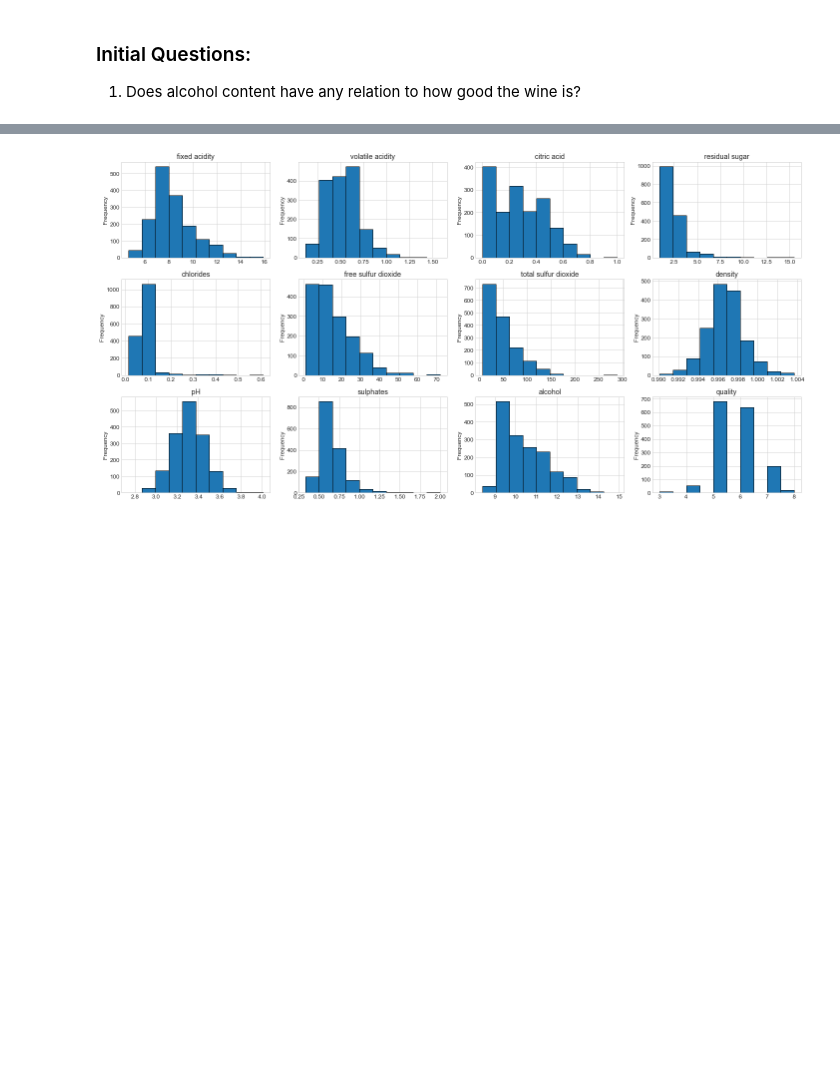
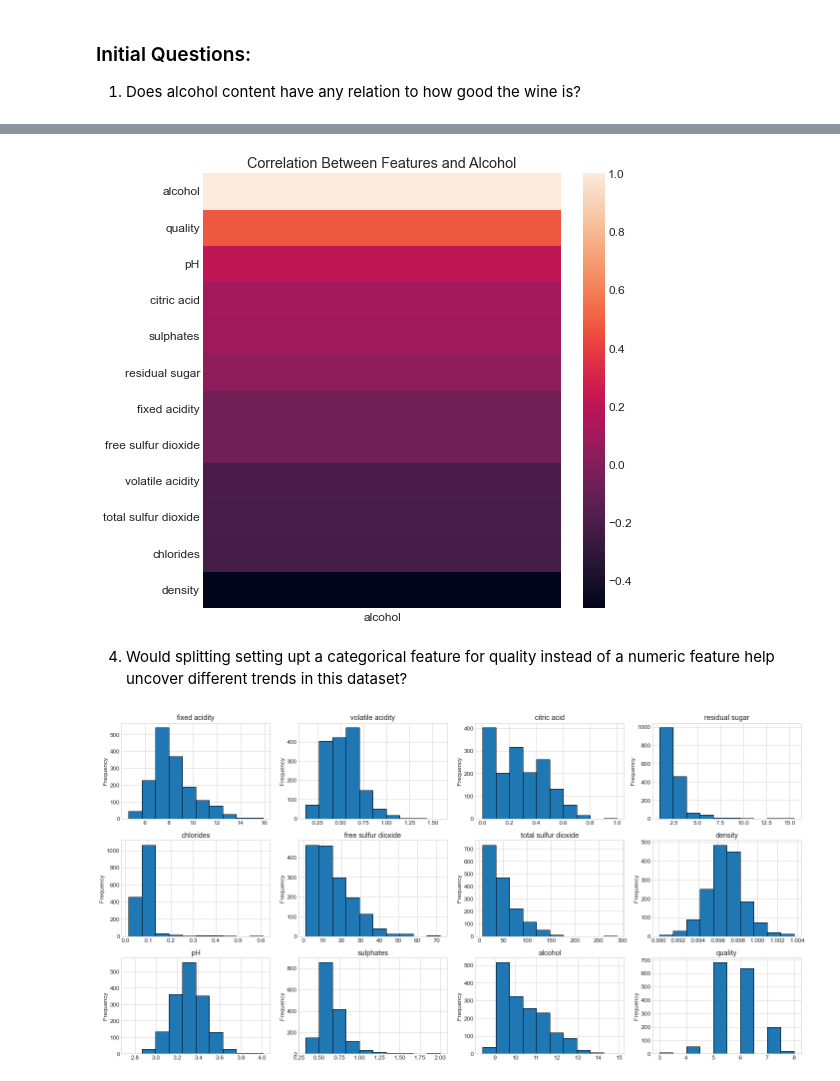
Before and after one commit to david-rodriguez-siller/personal-project, a Jupyter notebook: personal-project-wip.ipynb, the cells around one changed output, grey strips where cells are left out. Saved outputs shown, nothing was run; the diff lists cells and outputs as text; code cells hidden in the pictures; blank space fills up the shorter version.

```diff
--- a/personal-project-wip.ipynb
+++ b/personal-project-wip.ipynb
@@ -150,3 +132,11 @@ df.corr().al
+# %%
+plt.figure(figsize = (8,8))
+plt.title('Correlation Between Features and Alcohol')
+sns.heatmap(df.corr()[['alcohol']].sort_values(by = 'alcohol', ascending = False));
+# %% [output]
+[figure, added]
+# %% [markdown]
+4. Would splitting setting upt a categorical feature for quality instead of a numeric feature help uncover different trends in this dataset?
 # %%
 fig, axs = plt.subplots(3, 4, figsize = (20, 10))
 fl_ax = axs.ravel()
```
Also changed, not shown: parts of 20 cells of this notebook.
